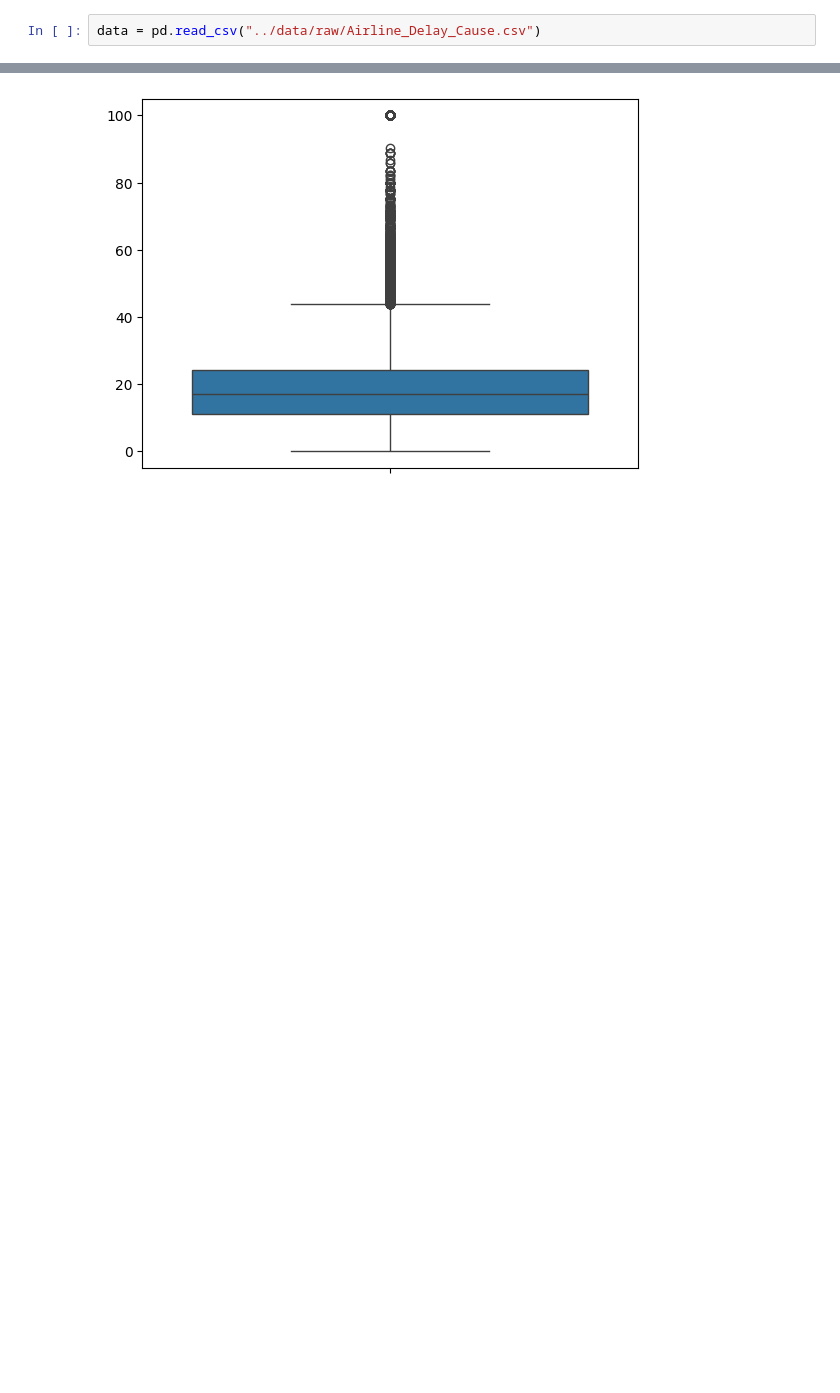
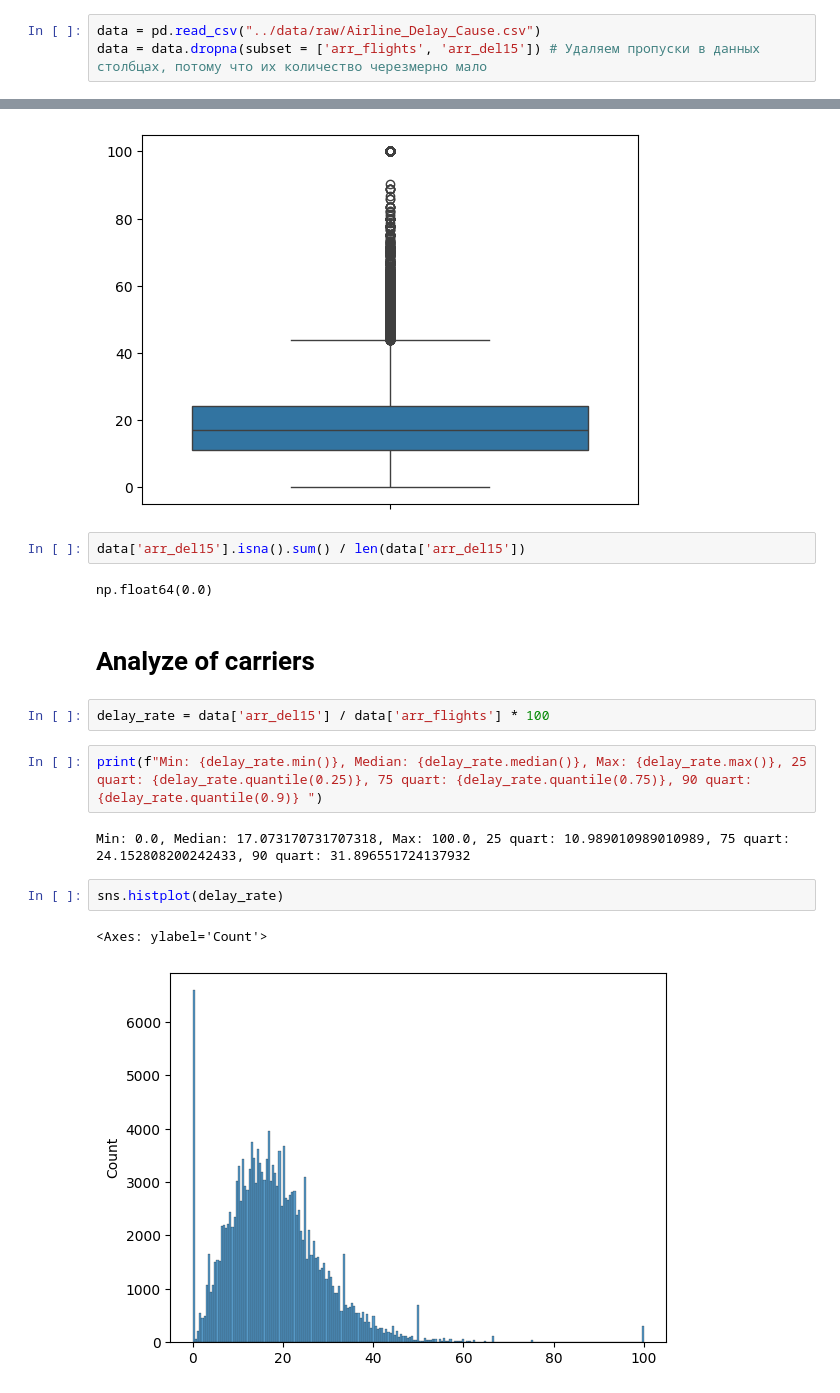
Before and after one commit to AnimeTano/Airline-delay-prediction, a Jupyter notebook: notebooks/01_eda.ipynb, the cells around one changed output, grey strips where cells are left out. Cells and saved outputs as stored; diff of their text form; blank space fills up the shorter version.

```diff
--- a/notebooks/01_eda.ipynb
+++ b/notebooks/01_eda.ipynb
@@ -5,2 +6,3 @@ import numpy as np
 # %%
 data = pd.read_csv("../data/raw/Airline_Delay_Cause.csv")
+data = data.dropna(subset = ['arr_flights', 'arr_del15']) # Удаляем пропуски в данных столбцах, потому что их количество черезмерно мало
@@ -84,3 +107,20 @@ sns.boxplot((data['arr_del15'] / (data['arr_flights'])) * 100)
 # %% [output]
 <Axes: >
 [figure]
+# %%
+data['arr_del15'].isna().sum() / len(data['arr_del15'])
+# %% [output]
+np.float64(0.0)
+# %% [markdown]
+# Analyze of carriers
+# %%
+delay_rate = data['arr_del15'] / data['arr_flights'] * 100
+# %%
+print(f"Min: {delay_rate.min()}, Median: {delay_rate.median()}, Max: {delay_rate.max()}, 25 quart: {delay_rate.quantile(0.25)}, 75 quart: {delay_rate.quantile(0.75)}, 90 quart: {delay_rate.quantile(0.9)} ")
+# %% [output]
+Min: 0.0, Median: 17.073170731707318, Max: 100.0, 25 quart: 10.989010989010989, 75 quart: 24.152808200242433, 90 quart: 31.896551724137932
+# %%
+sns.histplot(delay_rate)
+# %% [output]
+<Axes: ylabel='Count'>
+[figure, added]
```
Also changed, not shown: parts of 34 cells of this notebook, 1 other file.
